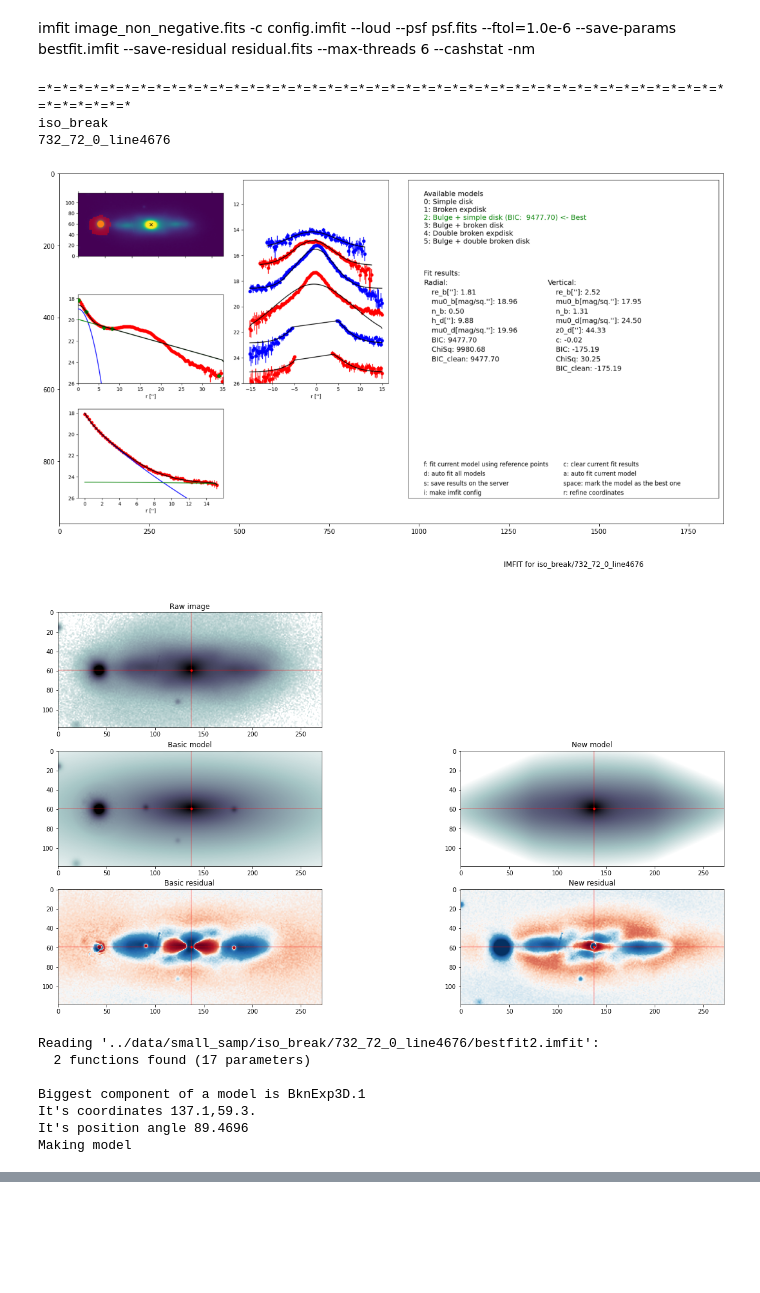
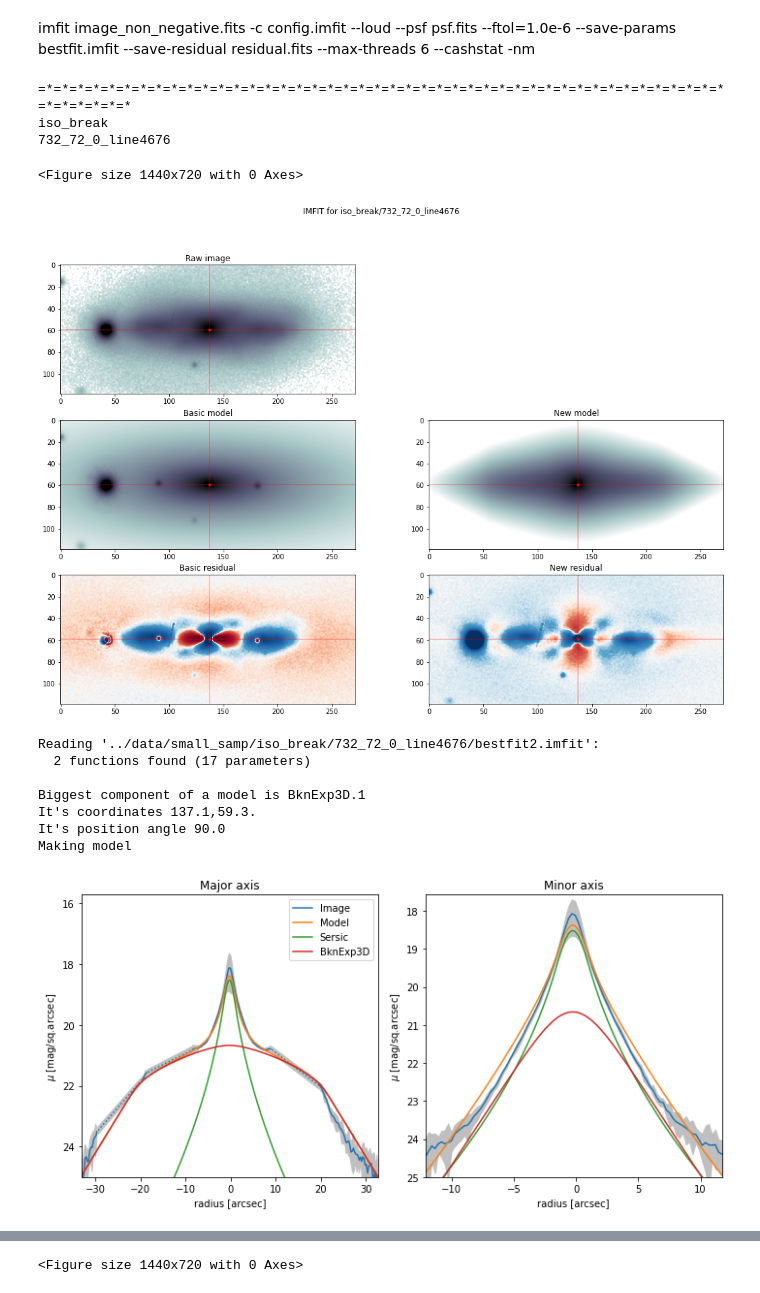
Before and after one commit to alekskryzh/X-galaxies, a Jupyter notebook: decomp_results/pictures plotter.ipynb, the cells around one changed output, grey strips where cells are left out. Saved outputs shown, nothing was run; the diff lists cells and outputs as text; code cells hidden in the pictures; blank space fills up the shorter version.

```diff
--- a/decomp_results/pictures plotter.ipynb
+++ b/decomp_results/pictures plotter.ipynb
@@ -83,14 +83,15 @@ for index in range(len(dirs)):
     print(i)
     img = mpimg.imread('../data/small_samp/{}/{}/Figure_1.png'.format(set_name, i))
     fig = plt.figure(figsize=[20,10])
-    imgplot = plt.imshow(img)
-    plt.show()
+    #imgplot = plt.imshow(img)
+    #plt.show()
 
     path_raw = '../data/images/{}/{}/raw_r_rotcrop.fits'.format(set_name, i)
     path_model_base = '../data/images/{}/{}/model_r_rotcrop.fits'.format(set_name, i)
     path_resid_base = '../data/images/{}/{}/residual_r_rotcrop.fits'.format(set_name, i)
     path_model_new = '../data/small_samp/{}/{}/modelimage2.fits'.format(set_name, i)
     path_resid_new = '../data/small_samp/{}/{}/residual2.fits'.format(set_name, i)
+    path_pic = '../data/small_samp/{}/{}/picture.png'.format(set_name, i)
     path_bulge_model = '../data/small_samp/{}/{}/comps_prec1_Sersic.fits'.format(set_name, i)
     names_loc = os.listdir('../data/small_samp/{}/{}'.format(set_name, i))
     for name in names_loc:
@@ -98,6 +99,8 @@ for index in range(len(dirs)):
             path_disc_model = '../data/small_samp/{}/{}/{}'.format(set_name, i, name)
 
     path_imfit = '../data/small_samp/{}/{}/bestfit2.imfit'.format(set_name, i)
+    path_psf = '../data/small_samp/{}/{}/psf.fits'.format(set_name, i)
+    path_mask = '../data/small_samp/{}/{}/mask.fits'.format(set_name, i)
     with open(path_imfit) as file:
         for line in file:
             if line.find('X0') != -1:
@@ -130,8 +133,8 @@ for index in range(len(dirs)):
     hdu = pyfits.PrimaryHDU(data=data_resid_new)
     hdu.writeto(path_resid_new, overwrite=True)
 
-    fig = plt.figure(figsize=[34,12])
-    plt.subplot(3, 3, 1)
+    fig = plt.figure(figsize=[18,12])
+    plt.subplot(3, 2, 1)
 
             #z = ZScaleInterval().get_limits(data_raw)
     plt.imshow(data_raw, norm=LogNorm(vmin=0.003, vmax=3), cmap=cm.bone_r)
@@ -140,7 +143,7 @@ for index in range(len(dirs)):
     plt.axhline(y=YCEN,color='r', alpha=0.3)
     plt.title('Raw image')
 
-    plt.subplot(3, 3, 3+1)
+    plt.subplot(3, 2, 2+1)
             #z = ZScaleInterval().get_limits(np.log2(data_model_base))
     plt.imshow(data_model_base, norm=LogNorm(vmin=0.003, vmax=3), cmap=cm.bone_r)
     plt.scatter(XCEN,YCEN, 10, color='r')
@@ -148,14 +151,14 @@ for index in range(len(dirs)):
     plt.axhline(y=YCEN,color='r', alpha=0.3)
     plt.title('Basic model')
 
-    plt.subplot(3, 3, 4+1)
+    plt.subplot(3, 2, 2+2)
     plt.imshow(data_model_new, norm=LogNorm(vmin=0.003, vmax=3), cmap=cm.bone_r)
     plt.scatter(XCEN,YCEN, 10, color='r')
     plt.axvline(x=XCEN,color='r', alpha=0.3)
     plt.axhline(y=YCEN,color='r', alpha=0.3)
     plt.title('New model')
 
-    plt.subplot(3, 3, 5+2)
+    plt.subplot(3, 2, 4+1)
             #z = ZScaleInterval().get_limits(np.log2(data_resid_base))
     plt.imshow(data_resid_base, norm=SymLogNorm(linthresh=0.03, vmin=-0.3, vmax=0.3), cmap=cm.RdBu)
     plt.scatter(XCEN,YCEN, 10, color='r')
@@ -163,43 +166,43 @@ for index in range(len(dirs)):
     plt.axhline(y=YCEN,color='r', alpha=0.3)
     plt.title('Basic residual')
 
-    plt.subplot(3, 3, 6+2)
+    plt.subplot(3, 2, 4+2)
     plt.imshow(data_resid_new, norm=SymLogNorm(linthresh=0.03, vmin=-0.3, vmax=0.3), cmap=cm.RdBu)
     plt.scatter(XCEN,YCEN, 10, color='r')
     plt.axvline(x=XCEN,color='r', alpha=0.3)
     plt.axhline(y=YCEN,color='r', alpha=0.3)
     plt.title('New residual')
 
-#             dest = '../data/results/comparsion_pictures/{}_{}.png'.format(set_name, i)
-#             plt.savefig(dest)
+    plt.savefig(path_pic)
 
 
     XCEN = int(XCEN)
     YCEN = int(YCEN)
 
     magzpt = 22.5
     image_scale = 0.262
     plt.suptitle(f'IMFIT for {set_name}/{i}')
     plt.show()
 
-    ms.make_slice(path_raw, path_imfit, magzpt = magzpt, scale = image_scale, outname = "show")
+    ms.make_slice(path_raw, path_imfit, magzpt = magzpt, scale = image_scale, psf = path_psf, mask = path_mask, outname = "show")
 
     path_config_imfit = '../data/small_samp/{}/{}/bestfit2.imfit'.format(set_name, i)
     with open(path_config_imfit, 'r') as inpf:
         for l in inpf.readlines():
             print(l[:-1])
 
 #             break
 # %% [output]
 =*=*=*=*=*=*=*=*=*=*=*=*=*=*=*=*=*=*=*=*=*=*=*=*=*=*=*=*=*=*=*=*=*=*=*=*=*=*=*=*=*=*=*=*=*=*=*=*=*=*
 iso_break
 732_72_0_line4676
+<Figure size 1440x720 with 0 Axes>
-[figure, old version]
+[figure, new version]
+Reading '../data/small_samp/iso_break/732_72_0_line4676/bestfit2.imfit':
+  2 functions found (17 parameters)
+
+Biggest component of a model is BknExp3D.1
+It's coordinates 137.1,59.3.
+It's position angle 90.0
+Making model
-[figure, old version]
+[figure, new version]
-Reading '../data/small_samp/iso_break/732_72_0_line4676/bestfit2.imfit':
-  2 functions found (17 parameters)
-
-Biggest component of a model is BknExp3D.1
-It's coordinates 137.1,59.3.
-It's position angle 89.4696
-Making model
@@ -205,0 +226 @@ Making model
+<Figure size 1440x720 with 0 Axes>
```
Also changed, not shown: parts of 1 cell of this notebook.
